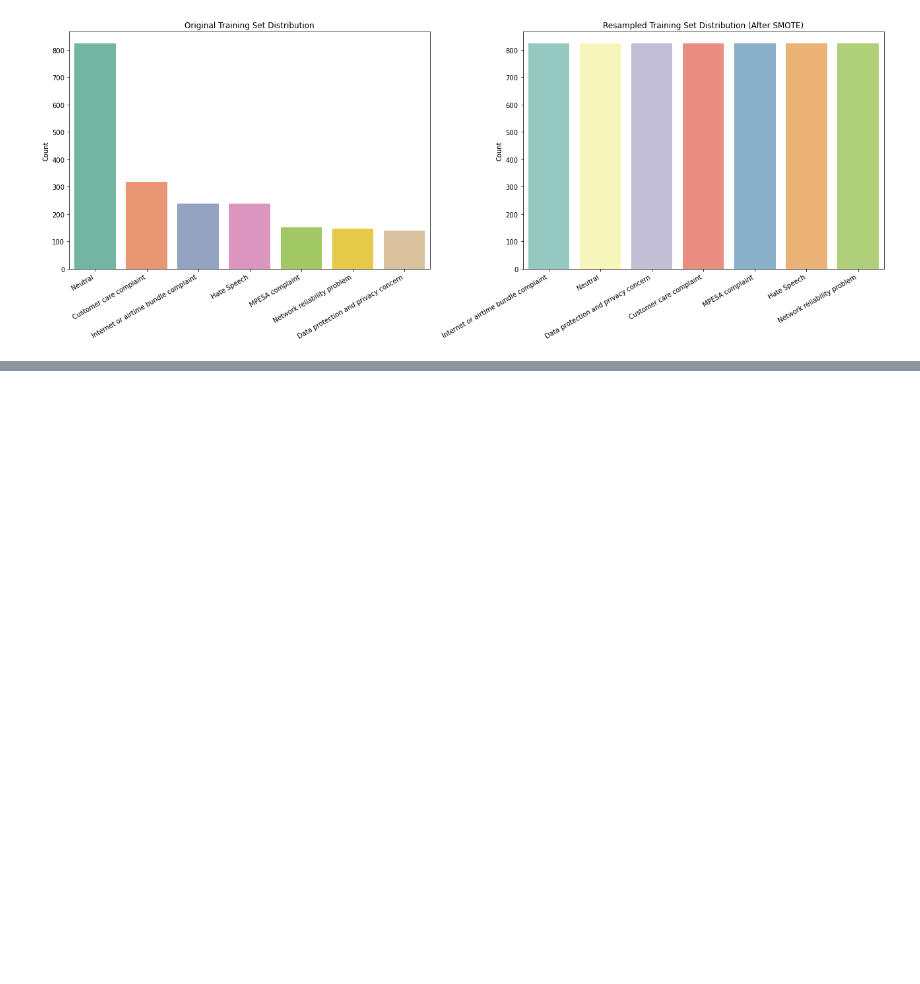
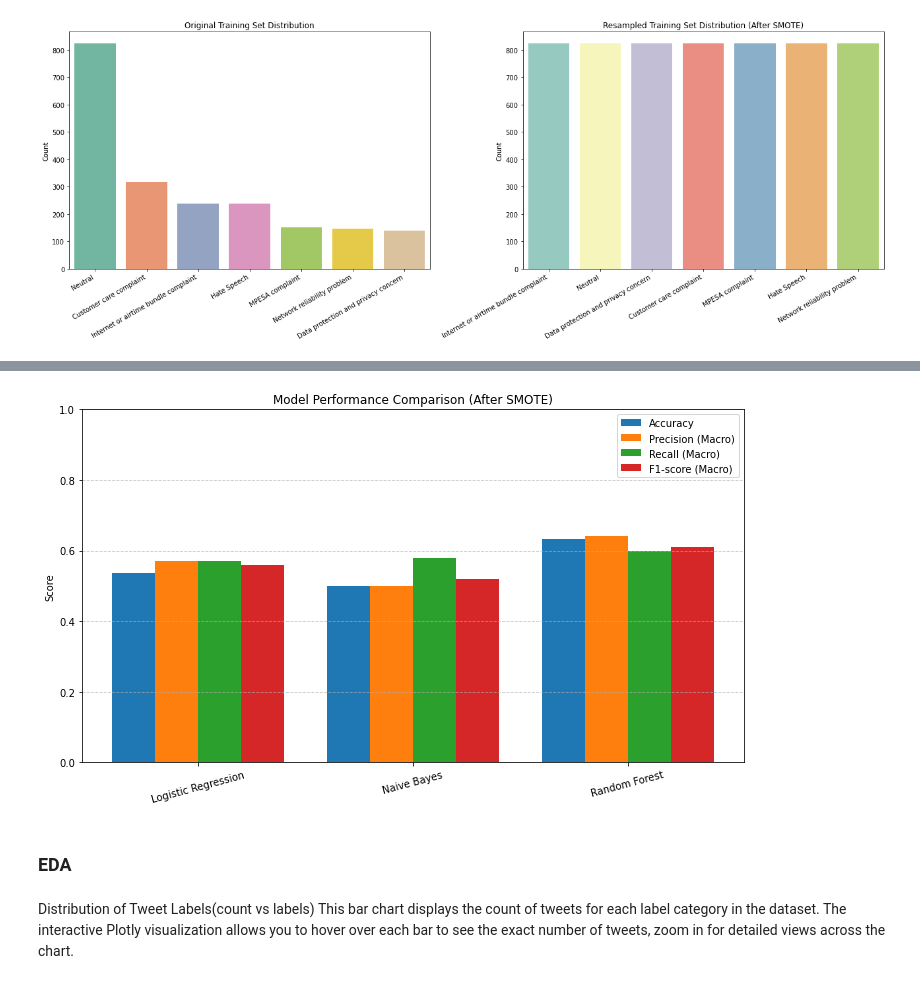
Before and after one commit to Patricknmaina/online_hate-speech_and_complaints_detection, a Jupyter notebook: online_hate-speech_and_complaints_detection/safcom.ipynb, the cells around one changed output, grey strips where cells are left out. Saved outputs shown, nothing was run; the diff lists cells and outputs as text; code cells hidden in the pictures; blank space fills up the shorter version.

```diff
--- a/online_hate-speech_and_complaints_detection/safcom.ipynb
+++ b/online_hate-speech_and_complaints_detection/safcom.ipynb
@@ -829,0 +950,30 @@ plt.show()
+# %%
+# Define metric values (from your outputs)
+models = ['Logistic Regression', 'Naive Bayes', 'Random Forest']
+accuracy = [0.536, 0.501, 0.633]
+precision = [0.57, 0.50, 0.64]
+recall = [0.57, 0.58, 0.60]
+f1 = [0.56, 0.52, 0.61]
+
+# Bar width and positions
+x = np.arange(len(models))
+bar_width = 0.2
+
+# Create grouped bar plot
+plt.figure(figsize=(10, 6))
+plt.bar(x - 1.5*bar_width, accuracy, width=bar_width, label='Accuracy')
+plt.bar(x - 0.5*bar_width, precision, width=bar_width, label='Precision (Macro)')
+plt.bar(x + 0.5*bar_width, recall, width=bar_width, label='Recall (Macro)')
+plt.bar(x + 1.5*bar_width, f1, width=bar_width, label='F1-score (Macro)')
+
+# Add labels and formatting
+plt.xticks(x, models, rotation=15)
+plt.ylabel('Score')
+plt.ylim(0, 1)
+plt.title('Model Performance Comparison (After SMOTE)')
+plt.legend()
+plt.tight_layout()
+plt.grid(axis='y', linestyle='--', alpha=0.7)
+plt.show()
+# %% [output]
+[figure, added]
@@ -829,0 +1030,5 @@ plt.show()
+# %% [markdown]
+### EDA
+# %% [markdown]
+Distribution of Tweet Labels(count vs labels)
+This bar chart displays the count of tweets for each label category in the dataset. The interactive Plotly visualization allows you to hover over each bar to see the exact number of tweets, zoom in for detailed views across the chart.
```
Also changed, not shown: parts of 10 cells of this notebook.
